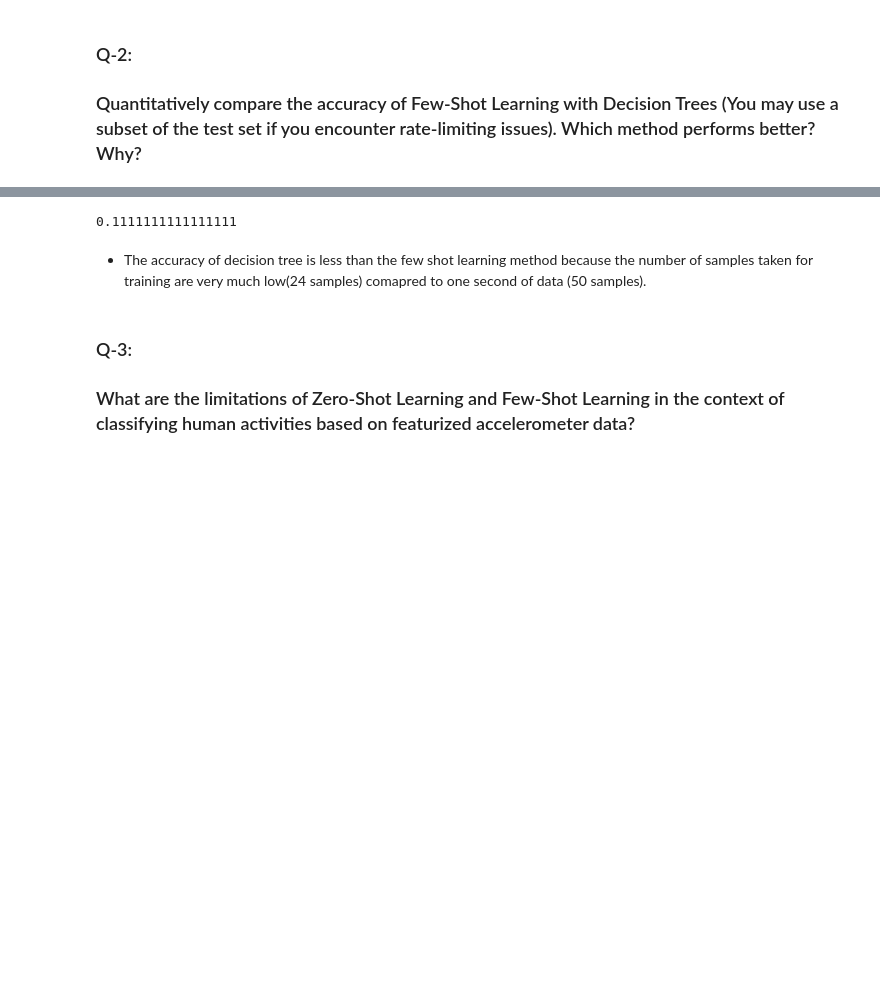
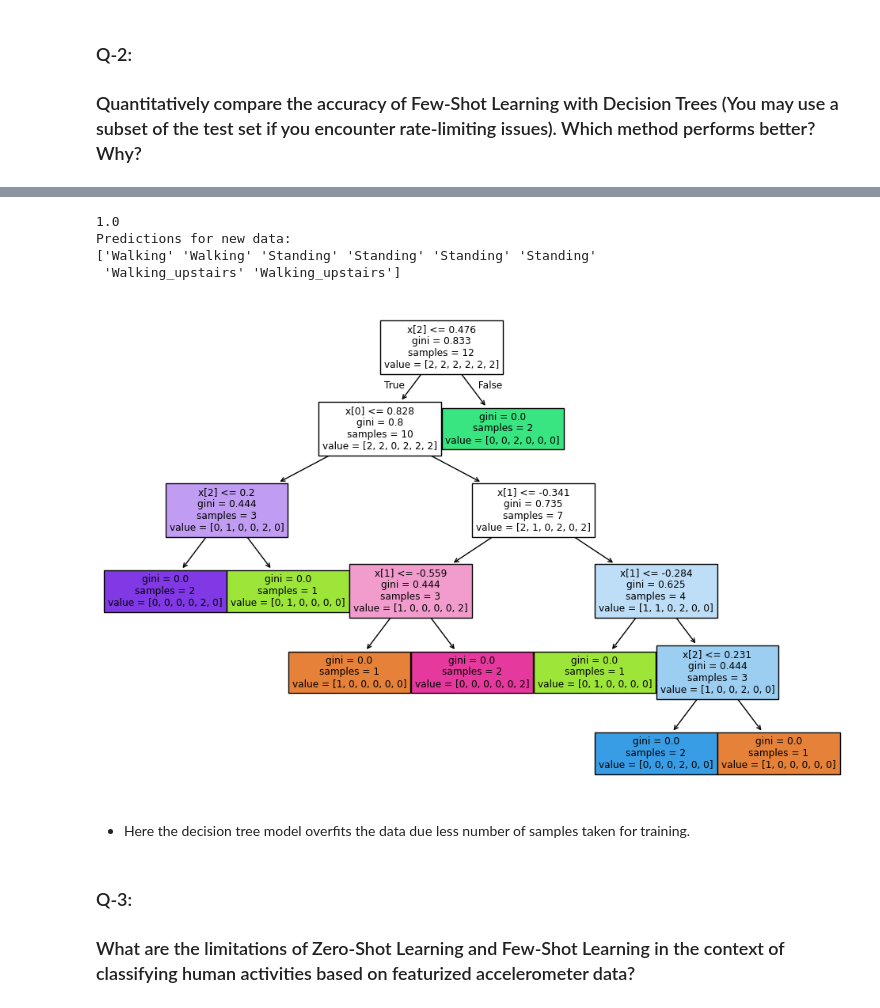
Before and after one commit to MADHU24250051/es335-24-fall-assignment-1, a Jupyter notebook: wb.ipynb, the cells around one changed output, grey strips where cells are left out. Cells and saved outputs as stored; diff of their text form; code cells hidden in the pictures; blank space fills up the shorter version.

```diff
--- a/wb.ipynb
+++ b/wb.ipynb
@@ -838,10 +595,71 @@ Subject 3 left out: Accuracy = 0.00
-# %%
-mean_acc = np.mean(dt_accuracies)
-print(mean_acc)
-# %% [output]
-0.1111111111111111
-# %% [markdown]
-- The accuracy of decision tree is less than the few shot learning method because the number of samples taken for training are very much low(24 samples) comapred to one second of data (50 samples).
+# %%
+
+from sklearn.tree import DecisionTreeClassifier,plot_tree
+from sklearn.metrics import classification_report
+
+data = {
+    'Input': [
+        [0.6918975, -0.1267594, 0.2531432],
+        [0.9263129, 0.1705382, 0.3739298],
+        [0.1827699, 0.5370223, 0.8485901],
+        [0.1874844, 0.7878636, 0.5772027],
+        [1.00865, -0.2501793, 0.07970832],
+        [0.9995704, -0.264085, 0.08752285],
+        [1.531087, -0.5873186, -0.3011638],
+        [1.401607, -0.3784688, 0.1549877],
+        [1.680843, -0.5298075, 0.01739741],
+        [0.7287424, -0.2633399, 0.1466003],
+        [1.034825, -0.3044757, 0.06453713],
+        [0.5573862, -0.08842983, -0.01346502]
+    ],
+    'Label': [
+        'Sitting', 'Laying',
+        'Standing', 'Standing', 'Walking', 'Walking','Laying',
+        'Walking_upstairs', 'Walking_upstairs',
+        'Walking_downstairs','Sitting', 'Walking_downstairs'
+    ]
+}
+
+df = pd.DataFrame(data)
+
+# Split the features and labels
+X = np.array(df['Input'].tolist())
+y = np.array(df['Label'])
+plt.figure(figsize=(12,8))
+clf = DecisionTreeClassifier()
+clf.fit(X, y)
+plot_tree(clf,filled=True)
+
+y_pred = clf.predict(X)
+
+
+print(accuracy_score(y, y_pred))
+
+
+new_data = np.array([
+    [0.9433327,0.2957512,0.2157434],
+[0.9431102,0.296575,0.2199347],
+    [0.1467648,0.8444545,0.5023412],
+    [0.147202,0.8486272,0.5030438],
+[0.1470922,0.8495286,0.5042655],
+[0.1472389,0.8486411,0.5059821],
+[1.257567,-0.4751031,-0.1571102],
+[1.027259,-0.3592427,-0.2289409],
+
+])
+
+# Predicting new data
+predictions = clf.predict(new_data)
+print("Predictions for new data:")
+print(predictions)
+# %% [output]
+1.0
+Predictions for new data:
+['Walking' 'Walking' 'Standing' 'Standing' 'Standing' 'Standing'
+ 'Walking_upstairs' 'Walking_upstairs']
+[figure, added]
+# %% [markdown]
+- Here the decision tree model overfits the data due less number of samples taken for training.
 # %% [markdown]
 ### Q-3:
 
```
Also changed, not shown: parts of 28 cells of this notebook.
